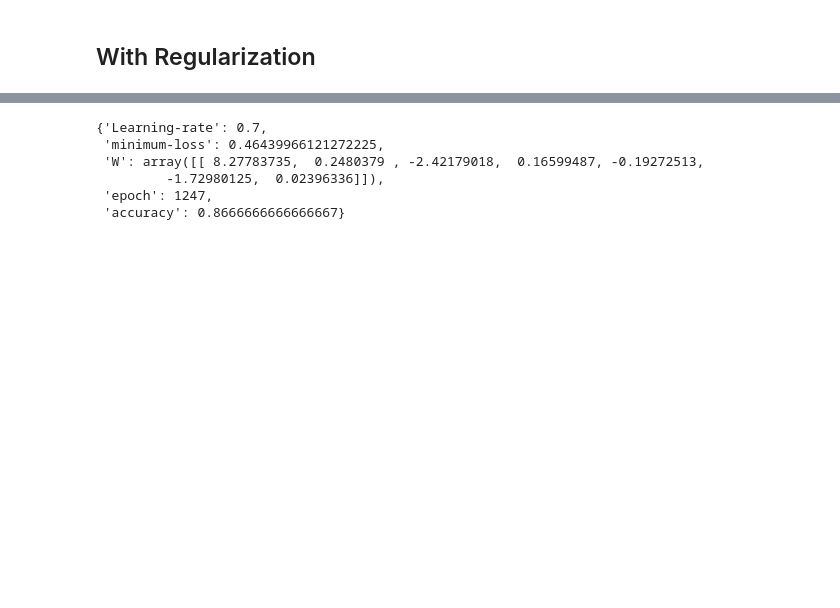
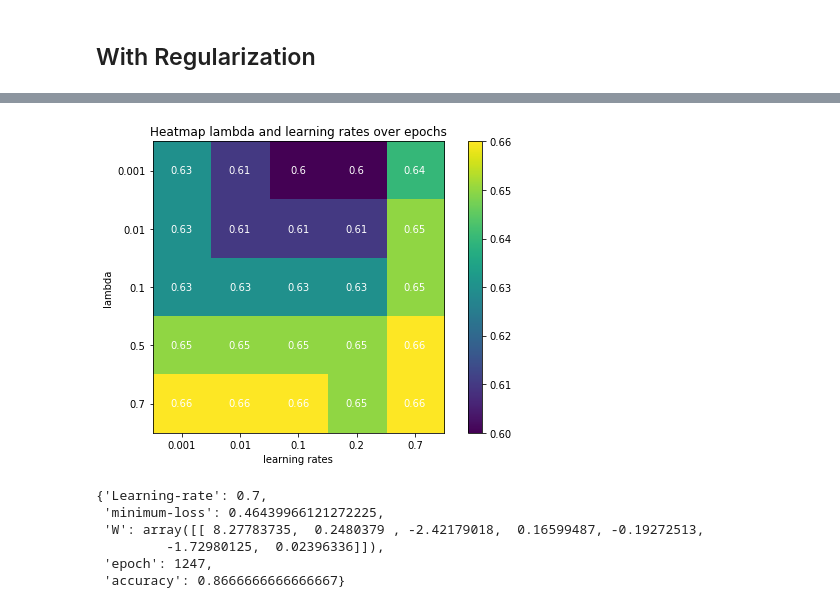
Before and after one commit to dacquaviva/Deep-learning-University-Assignments, a Jupyter notebook: deeplearning1.ipynb, the cells around one changed output, grey strips where cells are left out. Saved outputs shown, nothing was run; the diff lists cells and outputs as text; code cells hidden in the pictures; blank space fills up the shorter version.

```diff
--- a/deeplearning1.ipynb
+++ b/deeplearning1.ipynb
@@ -275,6 +342,6 @@ Y = monk.iloc[:,-1].values
 Y = (Y.reshape(Y.shape[0], 1))
 Y = Y.astype(np.float64)
 W = np.random.normal(loc= 0.0, scale= 0.01, size=(1, X.shape[1]))
-lambd = 0.001
-moel_output_reg = odel(X_tain, Y_train, 0,1,2,3True, lambd)
+epochs = 8000
+model_output_reg = model(X_train,Y_train,[0,1,2,3,4,5],epochs,True)
 # %% [output]
@@ -282,3 +348,4 @@ SyntaxError: invalid syntax (<ipython-input-182-cae6e8e98dd7>, line 7)
+[figure, added]
 # %%
 model_output_reg
 # %% [output]
```
Also changed, not shown: parts of 7 cells of this notebook, 1 other file.
